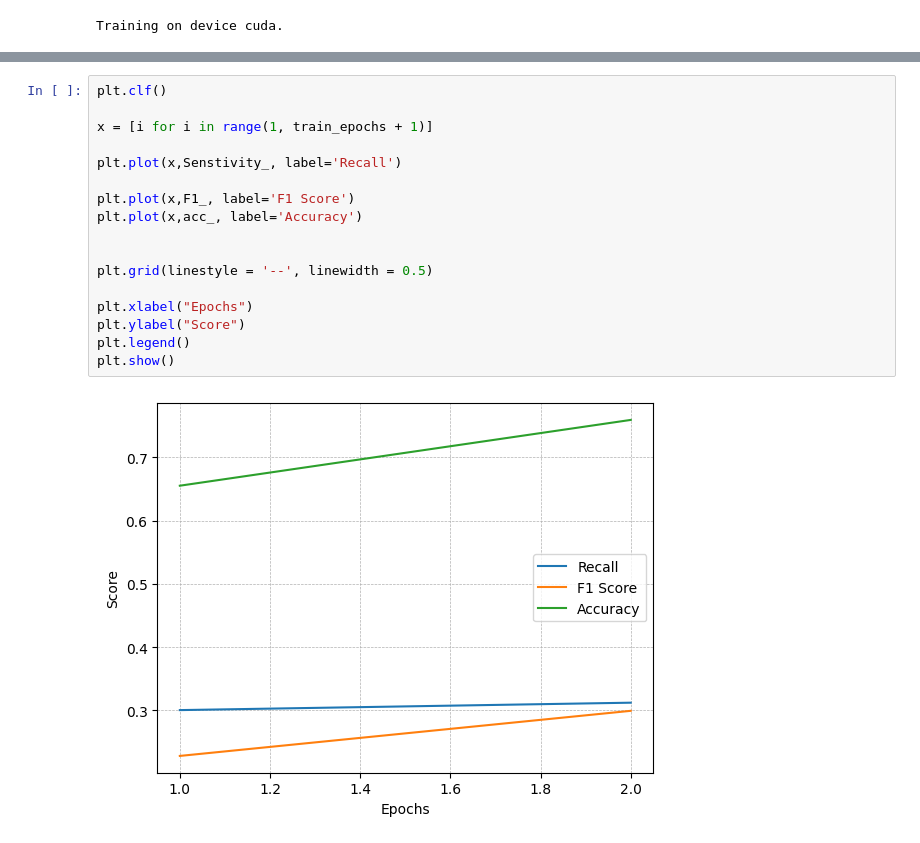
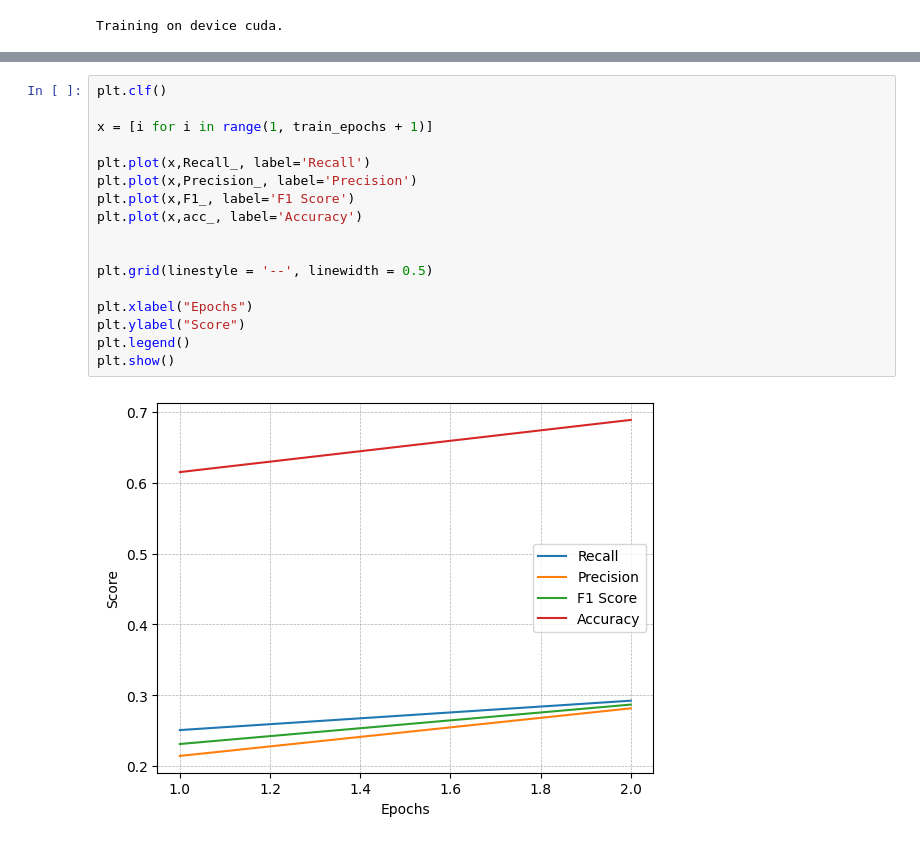
Before and after one commit to Vishy-A/DeepLearning, a Jupyter notebook: finalproject/train.ipynb, the cells around one changed output, grey strips where cells are left out. Saved outputs shown, nothing was run; the diff lists cells and outputs as text.

```diff
--- a/finalproject/train.ipynb
+++ b/finalproject/train.ipynb
@@ -706,20 +625,20 @@ plt.show()
 # %%
 plt.clf()
 
 x = [i for i in range(1, train_epochs + 1)]
 
-plt.plot(x,Senstivity_, label='Recall')
-
+plt.plot(x,Recall_, label='Recall')
+plt.plot(x,Precision_, label='Precision')
 plt.plot(x,F1_, label='F1 Score')
 plt.plot(x,acc_, label='Accuracy')
 
 
 plt.grid(linestyle = '--', linewidth = 0.5)
 
 plt.xlabel("Epochs")
 plt.ylabel("Score")
 plt.legend()
 plt.show()
 # %% [output]
-[figure, old version]
+[figure, new version]
 # %%
```
Also changed, not shown: parts of 7 cells of this notebook.
